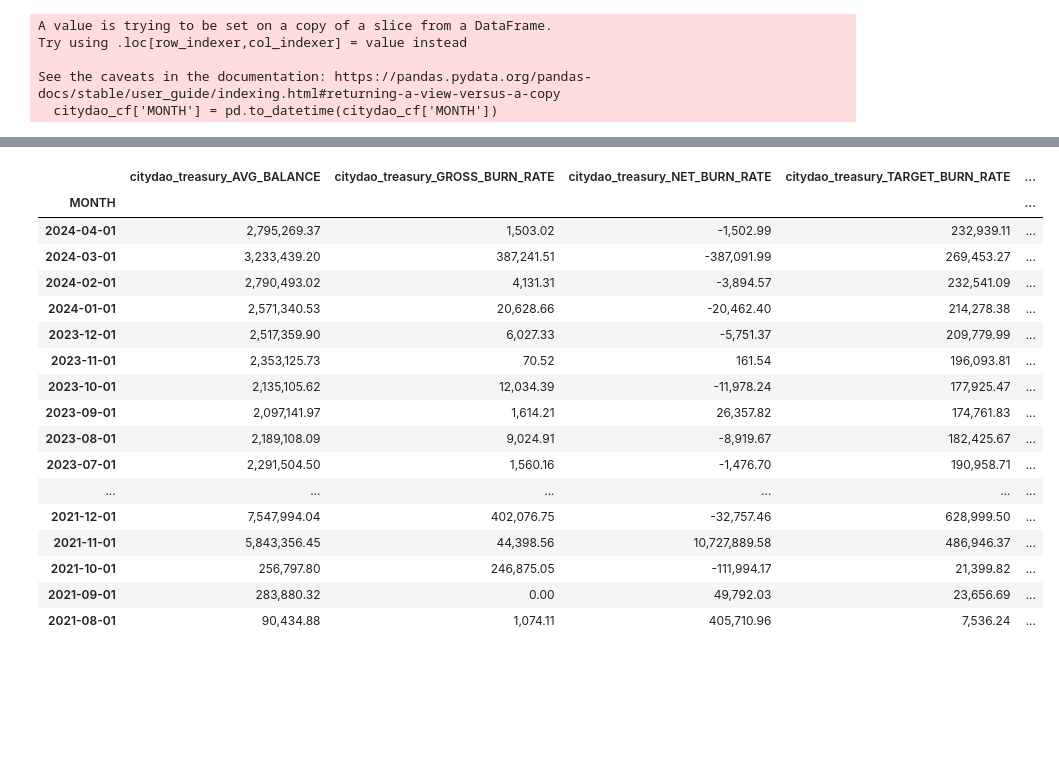
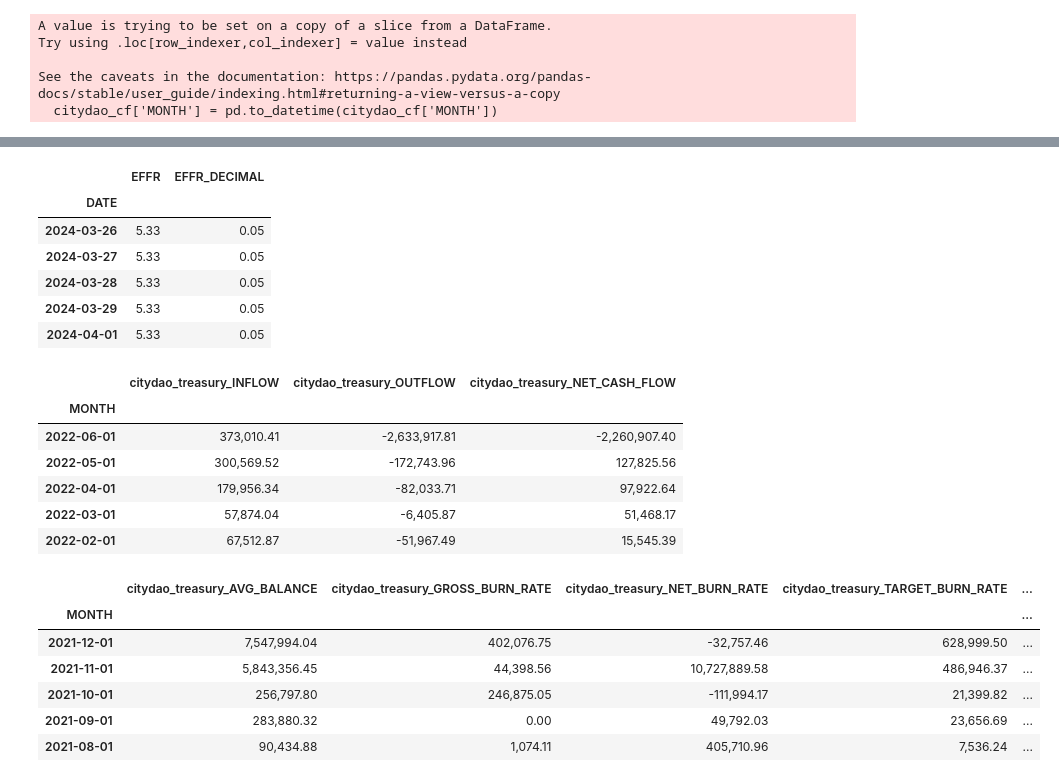
Before and after one commit to BrandynHamilton/treasury_advisor, a Jupyter notebook: notebooks/eda.ipynb, the cells around one changed output, grey strips where cells are left out. Drawn from its saved outputs; the diff is of its cells as text; code cells hidden in the pictures; blank space fills up the shorter version.

```diff
--- a/notebooks/eda.ipynb
+++ b/notebooks/eda.ipynb
@@ -4,8 +4,6 @@ import pandas as pd
 import requests
 import numpy as np
 import yfinance as yf
-# %%
-pd.options.display.float_format = '{:,.2f}'.format
 # %% [markdown]
 First lets get the balance sheets and cash flow statements
 We are starting from January 2022, which is the furthest back for several DAOs w/o governance tokens.  We are starting w/o governance tokens because the rebalancing logic for those tokens is unique and will require adjustment to mvo/rdl.
@@ -308,19 +432,28 @@ citydao_burn.columns = [f'citydao_treasury_{col}' if col != 'MONTH' else col for
+# %%
+ffr.tail()
+# %% [output]
+|  | EFFR | EFFR_DECIMAL |
+| DATE |  |  |
+| 2024-03-26 | 5.33 | 0.05 |
+| 2024-03-27 | 5.33 | 0.05 |
+| 2024-03-28 | 5.33 | 0.05 |
+| 2024-03-29 | 5.33 | 0.05 |
+| 2024-04-01 | 5.33 | 0.05 |
+# %%
+citydao_cf.tail()
+# %% [output]
+|  | citydao_treasury_INFLOW | citydao_treasury_OUTFLOW | citydao_treasury_NET_CASH_FLOW |
+| MONTH |  |  |  |
+| 2022-06-01 | 373,010.41 | -2,633,917.81 | -2,260,907.40 |
+| 2022-05-01 | 300,569.52 | -172,743.96 | 127,825.56 |
+| 2022-04-01 | 179,956.34 | -82,033.71 | 97,922.64 |
+| 2022-03-01 | 57,874.04 | -6,405.87 | 51,468.17 |
+| 2022-02-01 | 67,512.87 | -51,967.49 | 15,545.39 |
 # %%
-citydao_burn
+citydao_burn.tail()
 # %% [output]
 |  | citydao_treasury_AVG_BALANCE | citydao_treasury_GROSS_BURN_RATE | citydao_treasury_NET_BURN_RATE | citydao_treasury_TARGET_BURN_RATE | ... |
 | MONTH |  |  |  |  | ... |
-| 2024-04-01 | 2,795,269.37 | 1,503.02 | -1,502.99 | 232,939.11 | ... |
-| 2024-03-01 | 3,233,439.20 | 387,241.51 | -387,091.99 | 269,453.27 | ... |
-| 2024-02-01 | 2,790,493.02 | 4,131.31 | -3,894.57 | 232,541.09 | ... |
-| 2024-01-01 | 2,571,340.53 | 20,628.66 | -20,462.40 | 214,278.38 | ... |
-| 2023-12-01 | 2,517,359.90 | 6,027.33 | -5,751.37 | 209,779.99 | ... |
-| 2023-11-01 | 2,353,125.73 | 70.52 | 161.54 | 196,093.81 | ... |
-| 2023-10-01 | 2,135,105.62 | 12,034.39 | -11,978.24 | 177,925.47 | ... |
-| 2023-09-01 | 2,097,141.97 | 1,614.21 | 26,357.82 | 174,761.83 | ... |
-| 2023-08-01 | 2,189,108.09 | 9,024.91 | -8,919.67 | 182,425.67 | ... |
-| 2023-07-01 | 2,291,504.50 | 1,560.16 | -1,476.70 | 190,958.71 | ... |
-| ... | ... | ... | ... | ... | ... |
 | 2021-12-01 | 7,547,994.04 | 402,076.75 | -32,757.46 | 628,999.50 | ... |
 | 2021-11-01 | 5,843,356.45 | 44,398.56 | 10,727,889.58 | 486,946.37 | ... |
 | 2021-10-01 | 256,797.80 | 246,875.05 | -111,994.17 | 21,399.82 | ... |
```
Also changed, not shown: parts of 53 cells of this notebook, 3 other files.
